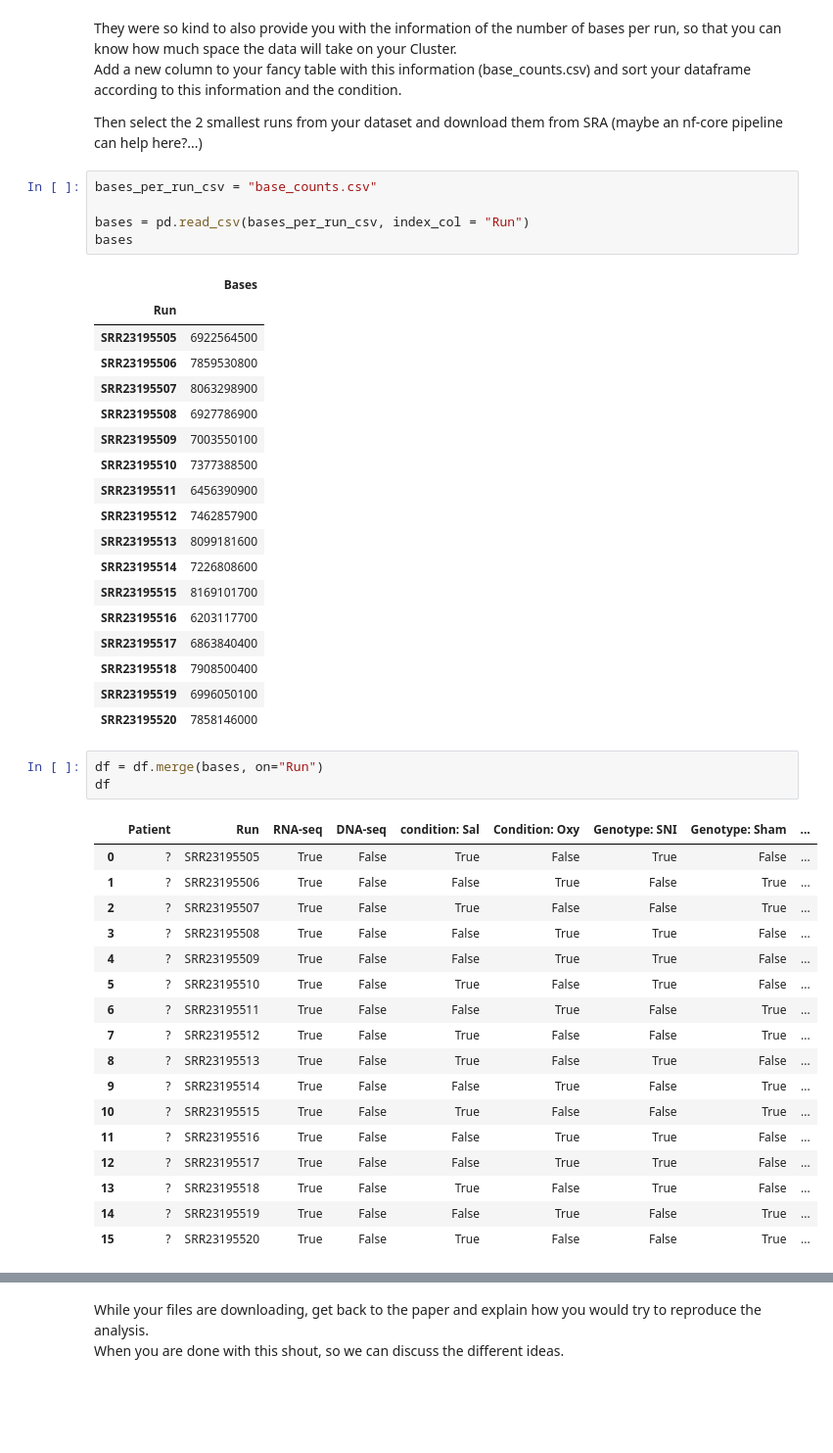
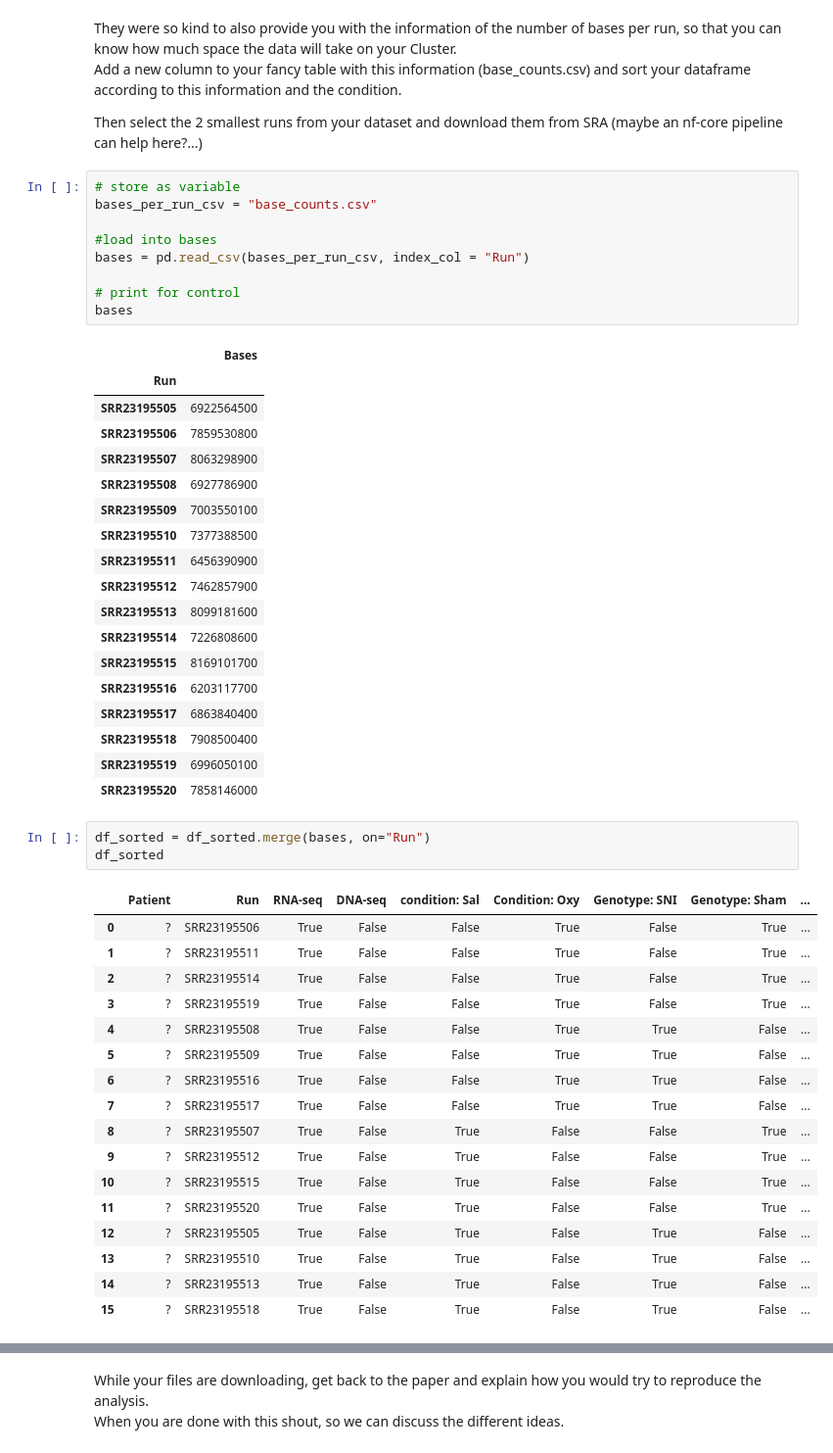
Before and after one commit to Maya0123/computational-workflows-2025, a Jupyter notebook: notebooks/day_02/day_02.ipynb, the cells around one changed output, grey strips where cells are left out. Shown at 98% size. Saved outputs shown, nothing was run; the diff lists cells and outputs as text; blank space fills up the shorter version.

```diff
--- a/notebooks/day_02/day_02.ipynb
+++ b/notebooks/day_02/day_02.ipynb
@@ -94,9 +114,13 @@ Add a new column to your fancy table with this information (base_counts.csv) and
 
 Then select the 2 smallest runs from your dataset and download them from SRA (maybe an nf-core pipeline can help here?...)
 # %%
+# store as variable
 bases_per_run_csv = "base_counts.csv"
 
+#load into bases
 bases = pd.read_csv(bases_per_run_csv, index_col = "Run")
+
+# print for control
 bases
 # %% [output]
 |  | Bases |
@@ -118,26 +142,26 @@ bases
 | SRR23195519 | 6996050100 |
 | SRR23195520 | 7858146000 |
 # %%
-df = df.merge(bases, on="Run")
-df
+df_sorted = df_sorted.merge(bases, on="Run")
+df_sorted
 # %% [output]
 |  | Patient | Run | RNA-seq | DNA-seq | condition: Sal | Condition: Oxy | Genotype: SNI | Genotype: Sham | ... |
-| 0 | ? | SRR23195505 | True | False | True | False | True | False | ... |
-| 1 | ? | SRR23195506 | True | False | False | True | False | True | ... |
-| 2 | ? | SRR23195507 | True | False | True | False | False | True | ... |
-| 3 | ? | SRR23195508 | True | False | False | True | True | False | ... |
-| 4 | ? | SRR23195509 | True | False | False | True | True | False | ... |
-| 5 | ? | SRR23195510 | True | False | True | False | True | False | ... |
-| 6 | ? | SRR23195511 | True | False | False | True | False | True | ... |
-| 7 | ? | SRR23195512 | True | False | True | False | False | True | ... |
-| 8 | ? | SRR23195513 | True | False | True | False | True | False | ... |
-| 9 | ? | SRR23195514 | True | False | False | True | False | True | ... |
+| 0 | ? | SRR23195506 | True | False | False | True | False | True | ... |
+| 1 | ? | SRR23195511 | True | False | False | True | False | True | ... |
+| 2 | ? | SRR23195514 | True | False | False | True | False | True | ... |
+| 3 | ? | SRR23195519 | True | False | False | True | False | True | ... |
+| 4 | ? | SRR23195508 | True | False | False | True | True | False | ... |
+| 5 | ? | SRR23195509 | True | False | False | True | True | False | ... |
+| 6 | ? | SRR23195516 | True | False | False | True | True | False | ... |
+| 7 | ? | SRR23195517 | True | False | False | True | True | False | ... |
+| 8 | ? | SRR23195507 | True | False | True | False | False | True | ... |
+| 9 | ? | SRR23195512 | True | False | True | False | False | True | ... |
 | 10 | ? | SRR23195515 | True | False | True | False | False | True | ... |
-| 11 | ? | SRR23195516 | True | False | False | True | True | False | ... |
-| 12 | ? | SRR23195517 | True | False | False | True | True | False | ... |
-| 13 | ? | SRR23195518 | True | False | True | False | True | False | ... |
-| 14 | ? | SRR23195519 | True | False | False | True | False | True | ... |
-| 15 | ? | SRR23195520 | True | False | True | False | False | True | ... |
+| 11 | ? | SRR23195520 | True | False | True | False | False | True | ... |
+| 12 | ? | SRR23195505 | True | False | True | False | True | False | ... |
+| 13 | ? | SRR23195510 | True | False | True | False | True | False | ... |
+| 14 | ? | SRR23195513 | True | False | True | False | True | False | ... |
+| 15 | ? | SRR23195518 | True | False | True | False | True | False | ... |
 # %%
 !nextflow run nf-core/fetchngs --input ids.csv -profile docker --max_memory "4GB" --outdir results_nf
 # %% [output]
```
Also changed, not shown: parts of 10 cells of this notebook.
